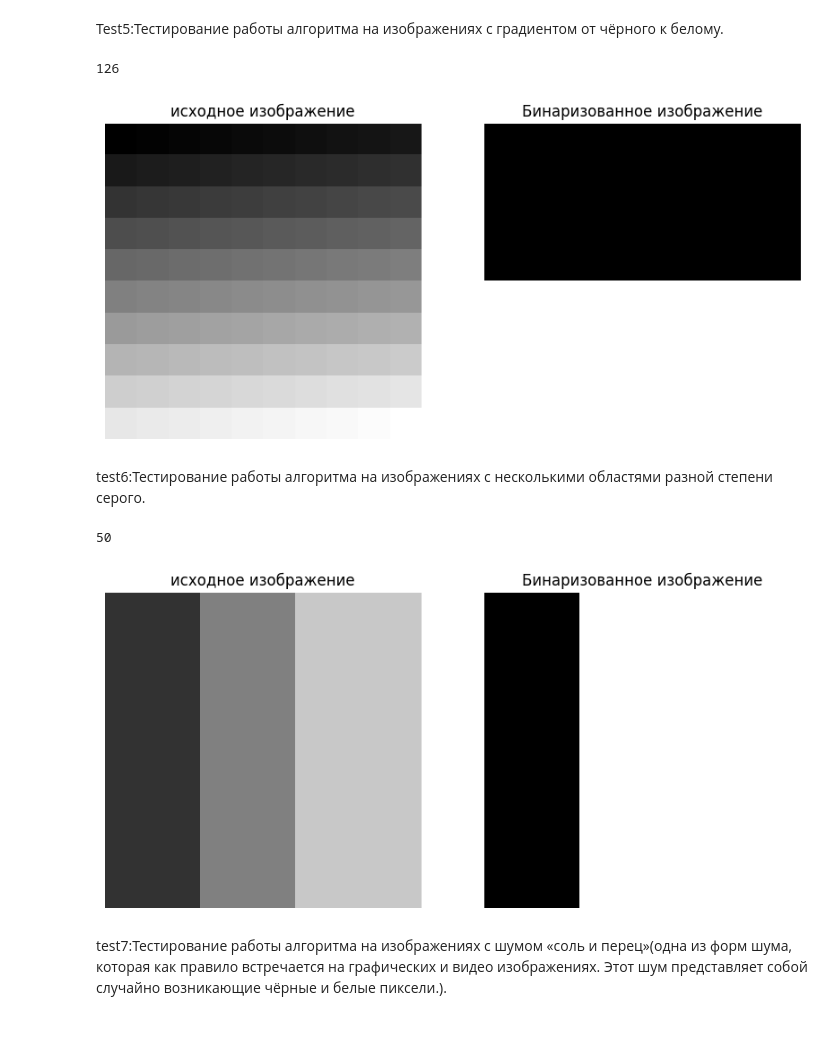
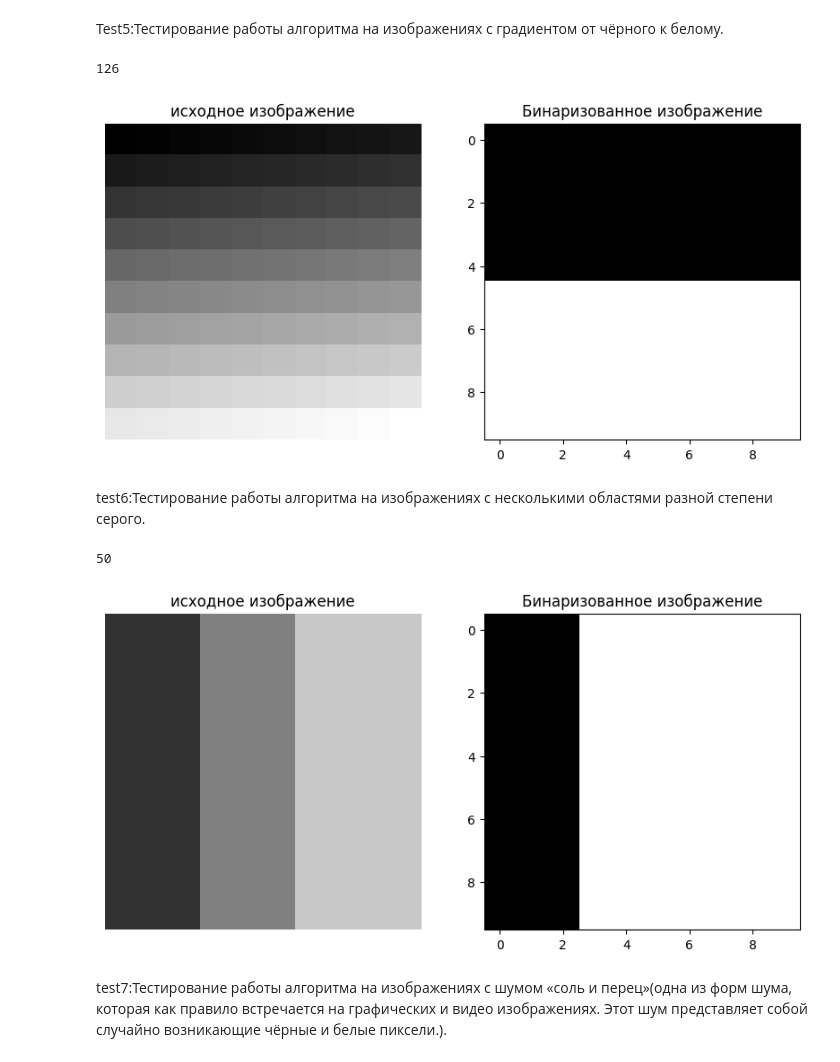
Before and after one commit to pycl/Image-processing-algorithms, a Jupyter notebook: lab1/Lab1-Разработать алгоритм Оцу.ipynb, the cells around one changed output. Saved outputs shown, nothing was run; the diff lists cells and outputs as text; code cells hidden in the pictures; blank space fills up the shorter version.

```diff
--- a/lab1/Lab1-Разработать алгоритм Оцу.ipynb
+++ b/lab1/Lab1-Разработать алгоритм Оцу.ipynb
@@ -225,33 +280,32 @@ Test5:Тестирование работы алгоритма на изобра
 # %%
 def test_gradient_image():
     height,width = 10, 10
     image = []
     for i in range(height):
         row = []
         for j in range(width):
             # Генерация градиентных значений от 0 до 255
             value = int((i * width + j) / (height*width-1) *255)
             pixel = [value,value,value]
             row.append(pixel)
         image.append(row)
 
     binary_image = binaryImage(image)
 
 
 
     fig,axes = plt.subplots(1,2,figsize=(10,5))
     axes[0].imshow(image)
     axes[0].set_title('исходное изображение')
     axes[0].axis('off')
 
     axes[1].imshow(binary_image,cmap='gray')
     axes[1].set_title('Бинаризованное изображение')
-    axes[1].axis('off')
     plt.show()
 test_gradient_image()
 # %% [output]
 126
-[figure, old version]
+[figure, new version]
 # %% [markdown]
 test6:Тестирование работы алгоритма на изображениях с несколькими областями разной степени серого.
 # %%
@@ -280,12 +334,11 @@ def test_multiple_thresholds_image():
 
     axes[1].imshow(binary_image,cmap='gray')
     axes[1].set_title('Бинаризованное изображение')
-    axes[1].axis('off')
     plt.show()
 test_multiple_thresholds_image()
 # %% [output]
 50
-[figure, old version]
+[figure, new version]
 # %% [markdown]
 test7:Тестирование работы алгоритма на изображениях с шумом «соль и перец»(одна из форм шума, которая как правило встречается на графических и видео изображениях. Этот шум представляет собой случайно возникающие чёрные и белые пиксели.).
 # %%
```
Also changed, not shown: parts of 17 cells of this notebook, 2 other files.
